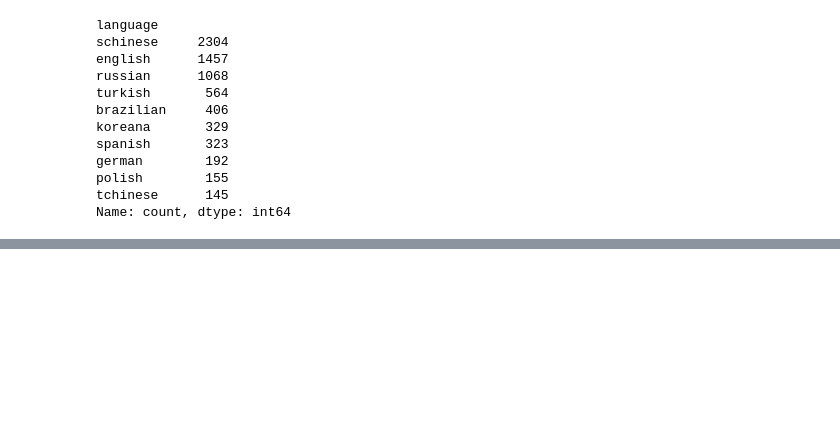
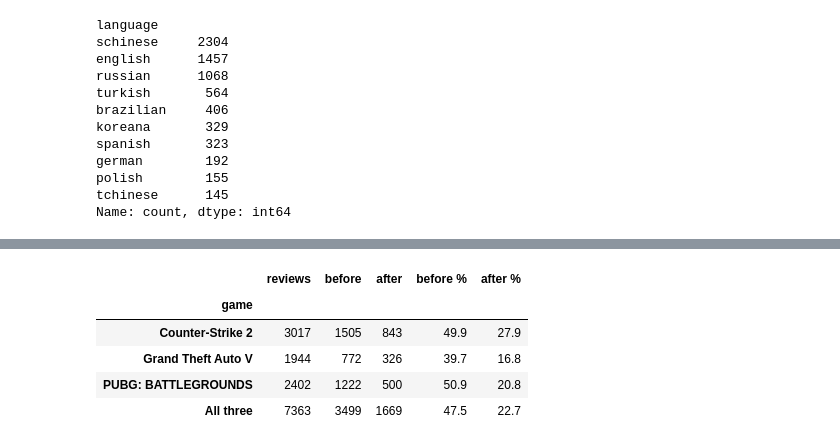
Before and after one commit to Ghifariyadi/team-steam, a Jupyter notebook: notebooks/scale_up.ipynb, the cells around one changed output, grey strips where cells are left out. Saved outputs shown, nothing was run; the diff lists cells and outputs as text; code cells hidden in the pictures; blank space fills up the shorter version.

Commit message:
scale_up: add toxicity re-label context and before/after table

```diff
--- a/notebooks/scale_up.ipynb
+++ b/notebooks/scale_up.ipynb
@@ -368,0 +377,24 @@ Name: count, dtype: int64
+# %%
+import pandas as pd
+
+MODEL_TAG = "gemini-3.5-flash-lite"
+first = pd.read_csv(f"../data/gemini_labels_{MODEL_TAG}.csv")
+first = first[first["status"] == "ok"]
+rc = pd.read_csv(f"../data/gemini_harm_recheck_{MODEL_TAG}.csv")[["key", "harm_mention_v2"]]
+
+d = first.merge(rc, on="key", how="left")
+d["before"] = d["harm_mention"] == "yes"
+d["after"] = d["harm_mention_v2"].fillna(d["harm_mention"]) == "yes"   # reviews that were not toxic stay as they were
+
+res = d.groupby("game").agg(reviews=("key", "size"), before=("before", "sum"), after=("after", "sum"))
+res.loc["All three"] = res.sum()
+res["before %"] = (res["before"] / res["reviews"] * 100).round(1)
+res["after %"] = (res["after"] / res["reviews"] * 100).round(1)
+res.astype({"reviews": int, "before": int, "after": int})
+# %% [output]
+|  | reviews | before | after | before % | after % |
+| game |  |  |  |  |  |
+| Counter-Strike 2 | 3017 | 1505 | 843 | 49.9 | 27.9 |
+| Grand Theft Auto V | 1944 | 772 | 326 | 39.7 | 16.8 |
+| PUBG: BATTLEGROUNDS | 2402 | 1222 | 500 | 50.9 | 20.8 |
+| All three | 7363 | 3499 | 1669 | 47.5 | 22.7 |
```
Also changed, not shown: parts of 1 cell of this notebook.
